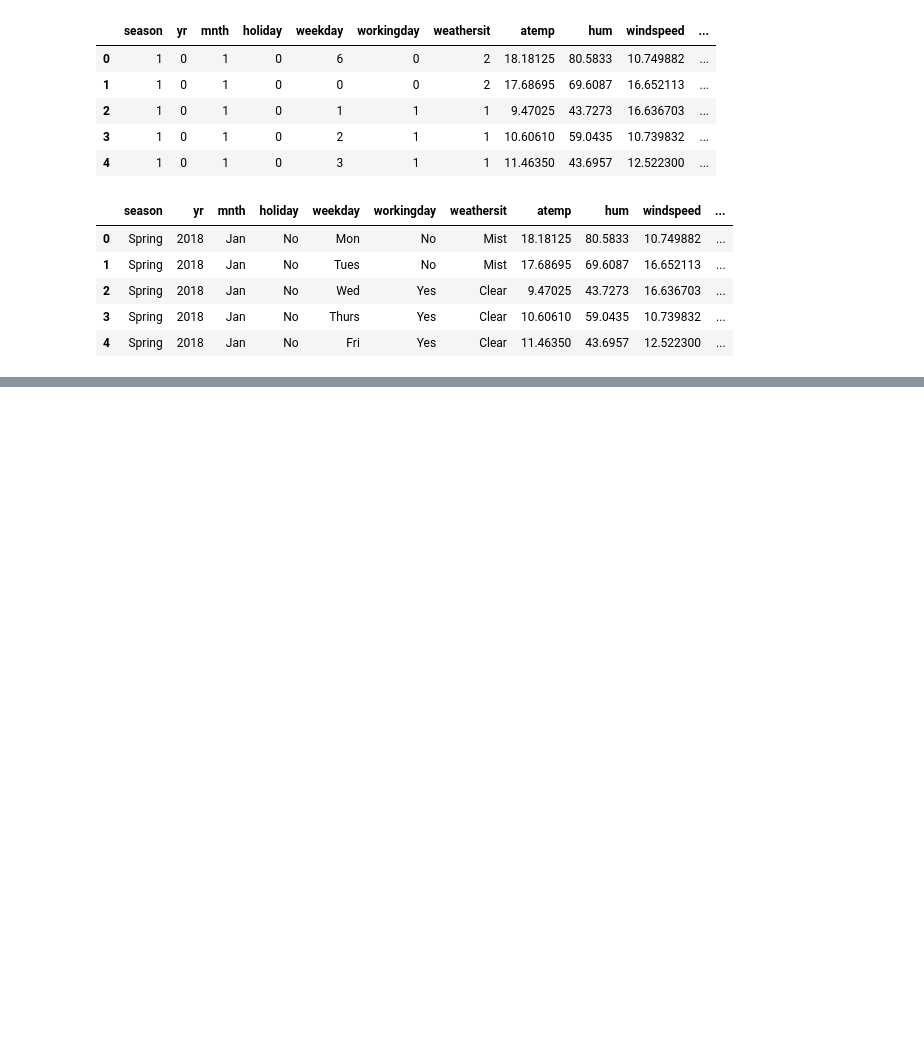
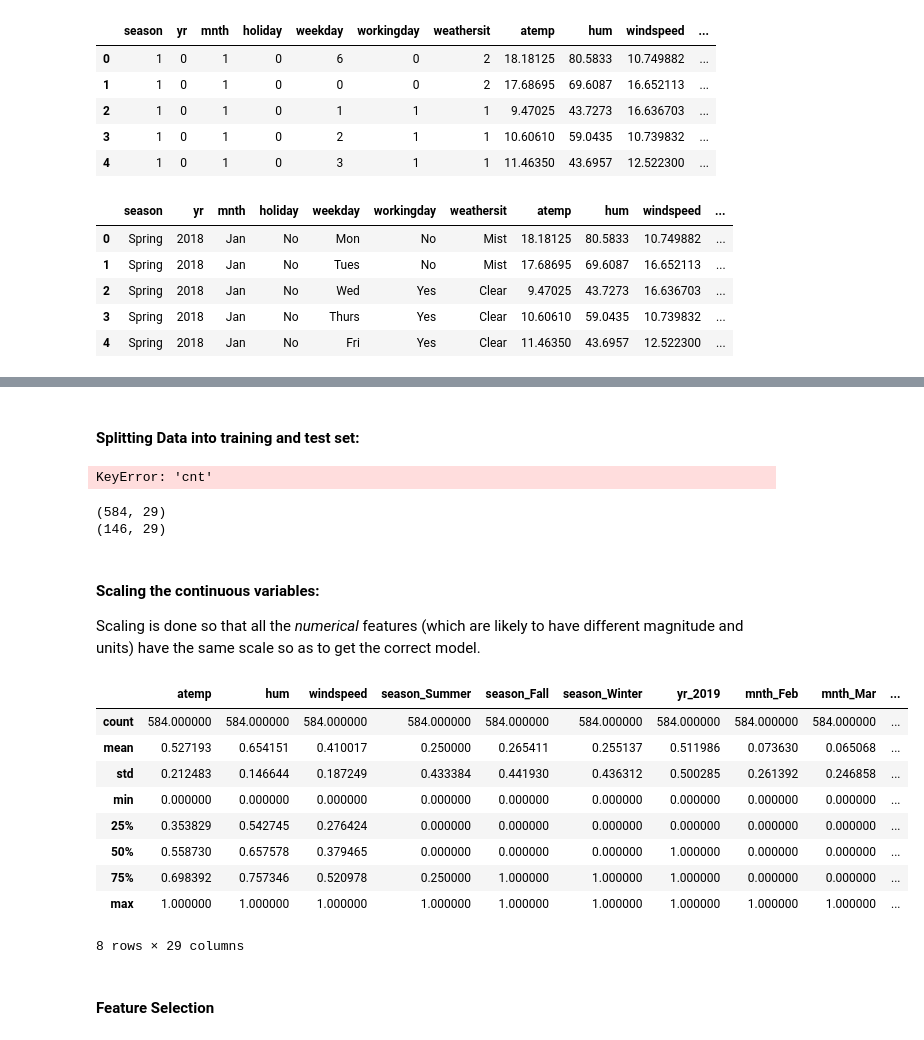
Before and after one commit to jaegarbomb/BikeSharing, a Jupyter notebook: Bike_Sharing_Analysis.ipynb, the cells around one changed output, grey strips where cells are left out. Drawn from its saved outputs; the diff is of its cells as text; code cells hidden in the pictures; blank space fills up the shorter version.

Commit message:
Added Train_test_split and RFE

```diff
--- a/Bike_Sharing_Analysis.ipynb
+++ b/Bike_Sharing_Analysis.ipynb
@@ -302,0 +322,35 @@ df.head()
+# %% [markdown]
+#### Splitting Data into training and test set:
+# %%
+y = df.pop("cnt")
+X = df
+# %% [output]
+KeyError: 'cnt'
+# %%
+X_train, X_test, y_train, y_test = train_test_split(X, y, test_size=test_set_size, random_state=seed)
+# %%
+print(X_train.shape)
+print(X_test.shape)
+# %% [output]
+(584, 29)
+(146, 29)
+# %% [markdown]
+#### Scaling the continuous variables: <br>
+Scaling is done so that all the *numerical* features (which are likely to have different magnitude and units) have the same scale so as to get the correct model.
+# %%
+num_vars = ["atemp","hum","windspeed"]
+scaler = MinMaxScaler()
+X_train[num_vars] = scaler.fit_transform(X_train[num_vars])
+# %% [output]
+|  | atemp | hum | windspeed | season_Summer | season_Fall | season_Winter | yr_2019 | mnth_Feb | mnth_Mar | ... |
+| count | 584.000000 | 584.000000 | 584.000000 | 584.000000 | 584.000000 | 584.000000 | 584.000000 | 584.000000 | 584.000000 | ... |
+| mean | 0.527193 | 0.654151 | 0.410017 | 0.250000 | 0.265411 | 0.255137 | 0.511986 | 0.073630 | 0.065068 | ... |
+| std | 0.212483 | 0.146644 | 0.187249 | 0.433384 | 0.441930 | 0.436312 | 0.500285 | 0.261392 | 0.246858 | ... |
+| min | 0.000000 | 0.000000 | 0.000000 | 0.000000 | 0.000000 | 0.000000 | 0.000000 | 0.000000 | 0.000000 | ... |
+| 25% | 0.353829 | 0.542745 | 0.276424 | 0.000000 | 0.000000 | 0.000000 | 0.000000 | 0.000000 | 0.000000 | ... |
+| 50% | 0.558730 | 0.657578 | 0.379465 | 0.000000 | 0.000000 | 0.000000 | 1.000000 | 0.000000 | 0.000000 | ... |
+| 75% | 0.698392 | 0.757346 | 0.520978 | 0.250000 | 1.000000 | 1.000000 | 1.000000 | 0.000000 | 0.000000 | ... |
+| max | 1.000000 | 1.000000 | 1.000000 | 1.000000 | 1.000000 | 1.000000 | 1.000000 | 1.000000 | 1.000000 | ... |
+8 rows × 29 columns
+# %% [markdown]
+#### Feature Selection
```
Also changed, not shown: parts of 4 cells of this notebook, 1 other file.
